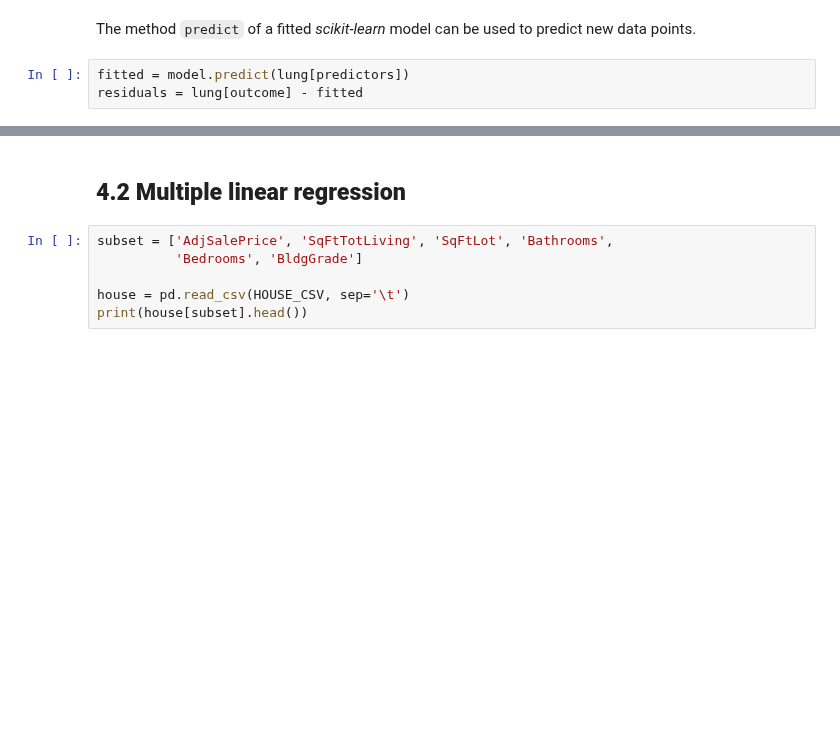
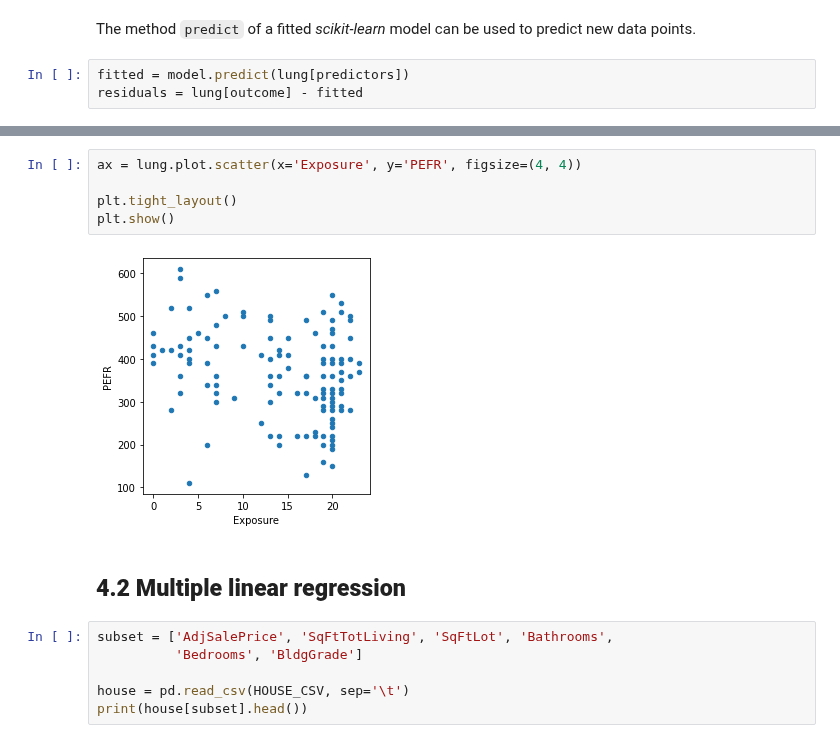
Before and after one commit to young-hwanlee/my-practical-statistics-for-data-scientists, a Jupyter notebook: Chapter_4_Regression_and_Prediction.ipynb, the cells around one changed output, grey strips where cells are left out. Cells and saved outputs as stored; diff of their text form; blank space fills up the shorter version.

```diff
--- a/Chapter_4_Regression_and_Prediction.ipynb
+++ b/Chapter_4_Regression_and_Prediction.ipynb
@@ -138,3 +155,10 @@ plt.show()
+# %%
+ax = lung.plot.scatter(x='Exposure', y='PEFR', figsize=(4, 4))
+
+plt.tight_layout()
+plt.show()
+# %% [output]
+[figure, added]
 # %% [markdown]
 ## **4.2 Multiple linear regression**
 # %%
```
Also changed, not shown: parts of 8 cells of this notebook.
